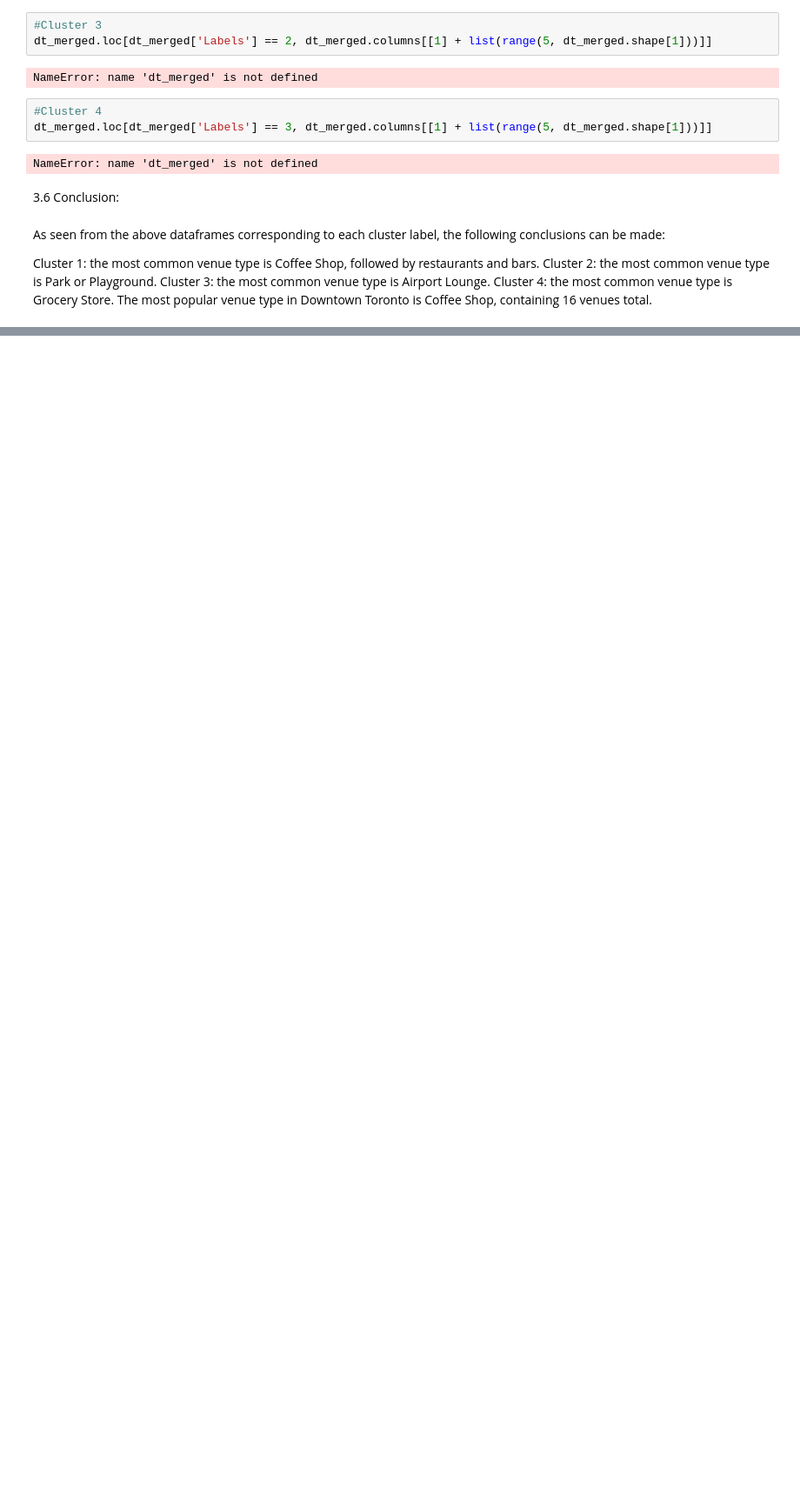
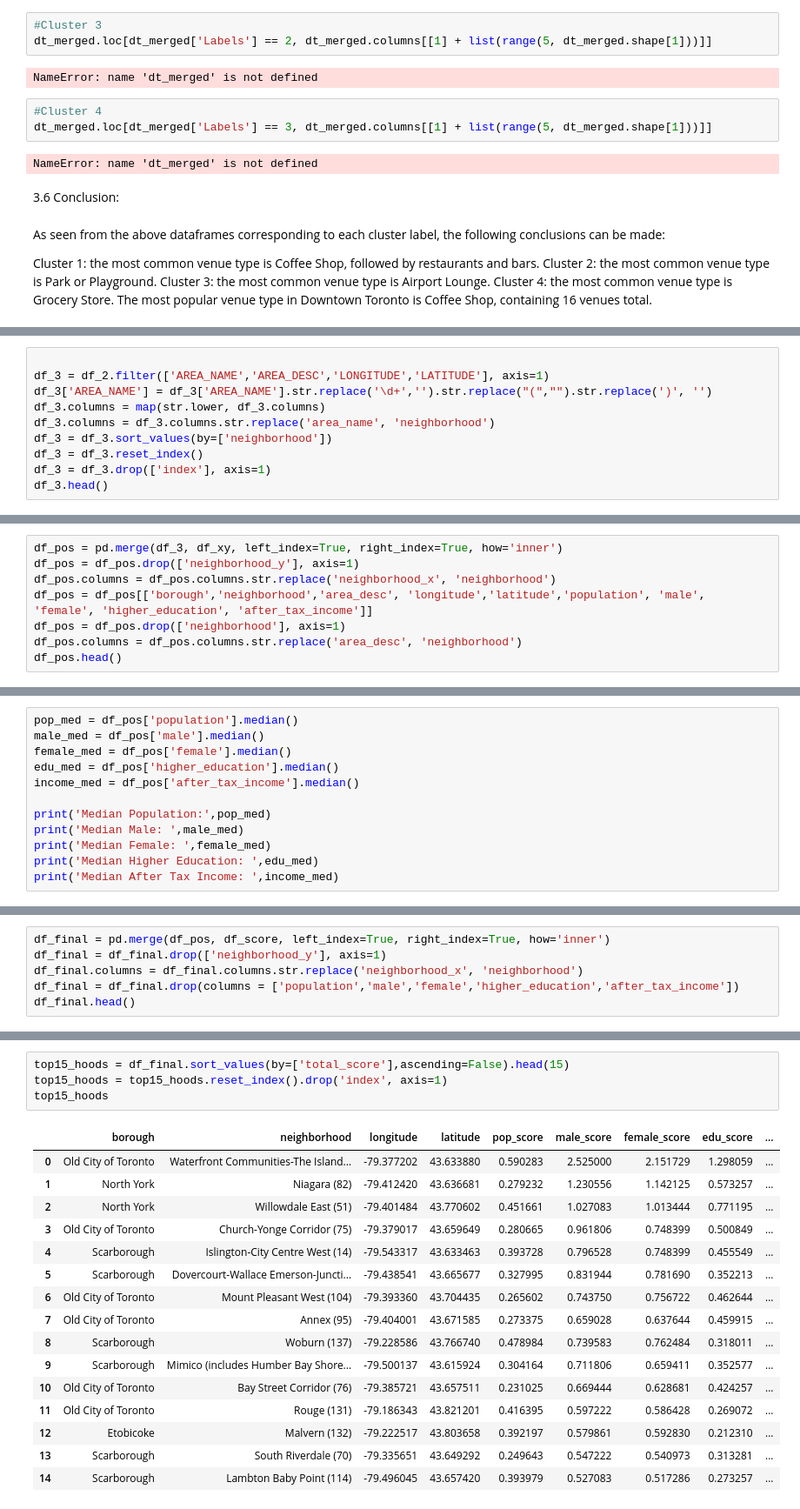
Before and after one commit to Dhananjay-Vyavahare/Coursera_Capstone_Project, a Jupyter notebook: The Battle of Neighborhood - F.ipynb, the cells around one changed output, grey strips where cells are left out. Shown at 87% size. Cells and saved outputs as stored; diff of their text form; blank space fills up the shorter version.

```diff
--- a/The Battle of Neighborhood - F.ipynb
+++ b/The Battle of Neighborhood - F.ipynb
@@ -537,0 +754,10 @@ The most popular venue type in Downtown Toronto is Coffee Shop, containing 16 ve
+# %%
+
+df_3 = df_2.filter(['AREA_NAME','AREA_DESC','LONGITUDE','LATITUDE'], axis=1)
+df_3['AREA_NAME'] = df_3['AREA_NAME'].str.replace('\d+','').str.replace("(","").str.replace(')', '')
+df_3.columns = map(str.lower, df_3.columns)
+df_3.columns = df_3.columns.str.replace('area_name', 'neighborhood')
+df_3 = df_3.sort_values(by=['neighborhood'])
+df_3 = df_3.reset_index()
+df_3 = df_3.drop(['index'], axis=1)
+df_3.head()
@@ -537,0 +773,8 @@ The most popular venue type in Downtown Toronto is Coffee Shop, containing 16 ve
+# %%
+df_pos = pd.merge(df_3, df_xy, left_index=True, right_index=True, how='inner')
+df_pos = df_pos.drop(['neighborhood_y'], axis=1)
+df_pos.columns = df_pos.columns.str.replace('neighborhood_x', 'neighborhood')
+df_pos = df_pos[['borough','neighborhood','area_desc', 'longitude','latitude','population', 'male', 'female', 'higher_education', 'after_tax_income']]
+df_pos = df_pos.drop(['neighborhood'], axis=1)
+df_pos.columns = df_pos.columns.str.replace('area_desc', 'neighborhood')
+df_pos.head()
@@ -537,0 +790,12 @@ The most popular venue type in Downtown Toronto is Coffee Shop, containing 16 ve
+# %%
+pop_med = df_pos['population'].median()
+male_med = df_pos['male'].median()
+female_med = df_pos['female'].median()
+edu_med = df_pos['higher_education'].median()
+income_med = df_pos['after_tax_income'].median()
+
+print('Median Population:',pop_med)
+print('Median Male: ',male_med)
+print('Median Female: ',female_med)
+print('Median Higher Education: ',edu_med)
+print('Median After Tax Income: ',income_med)
@@ -537,0 +871,6 @@ The most popular venue type in Downtown Toronto is Coffee Shop, containing 16 ve
+# %%
+df_final = pd.merge(df_pos, df_score, left_index=True, right_index=True, how='inner')
+df_final = df_final.drop(['neighborhood_y'], axis=1)
+df_final.columns = df_final.columns.str.replace('neighborhood_x', 'neighborhood')
+df_final = df_final.drop(columns = ['population','male','female','higher_education','after_tax_income'])
+df_final.head()
@@ -537,0 +942,21 @@ The most popular venue type in Downtown Toronto is Coffee Shop, containing 16 ve
+# %%
+top15_hoods = df_final.sort_values(by=['total_score'],ascending=False).head(15)
+top15_hoods = top15_hoods.reset_index().drop('index', axis=1)
+top15_hoods
+# %% [output]
+|  | borough | neighborhood | longitude | latitude | pop_score | male_score | female_score | edu_score | ... |
+| 0 | Old City of Toronto | Waterfront Communities-The Island... | -79.377202 | 43.633880 | 0.590283 | 2.525000 | 2.151729 | 1.298059 | ... |
+| 1 | North York | Niagara (82) | -79.412420 | 43.636681 | 0.279232 | 1.230556 | 1.142125 | 0.573257 | ... |
+| 2 | North York | Willowdale East (51) | -79.401484 | 43.770602 | 0.451661 | 1.027083 | 1.013444 | 0.771195 | ... |
+| 3 | Old City of Toronto | Church-Yonge Corridor (75) | -79.379017 | 43.659649 | 0.280665 | 0.961806 | 0.748399 | 0.500849 | ... |
+| 4 | Scarborough | Islington-City Centre West (14) | -79.543317 | 43.633463 | 0.393728 | 0.796528 | 0.748399 | 0.455549 | ... |
+| 5 | Scarborough | Dovercourt-Wallace Emerson-Juncti... | -79.438541 | 43.665677 | 0.327995 | 0.831944 | 0.781690 | 0.352213 | ... |
+| 6 | Old City of Toronto | Mount Pleasant West (104) | -79.393360 | 43.704435 | 0.265602 | 0.743750 | 0.756722 | 0.462644 | ... |
+| 7 | Old City of Toronto | Annex (95) | -79.404001 | 43.671585 | 0.273375 | 0.659028 | 0.637644 | 0.459915 | ... |
+| 8 | Scarborough | Woburn (137) | -79.228586 | 43.766740 | 0.478984 | 0.739583 | 0.762484 | 0.318011 | ... |
+| 9 | Scarborough | Mimico (includes Humber Bay Shore... | -79.500137 | 43.615924 | 0.304164 | 0.711806 | 0.659411 | 0.352577 | ... |
+| 10 | Old City of Toronto | Bay Street Corridor (76) | -79.385721 | 43.657511 | 0.231025 | 0.669444 | 0.628681 | 0.424257 | ... |
+| 11 | Old City of Toronto | Rouge (131) | -79.186343 | 43.821201 | 0.416395 | 0.597222 | 0.586428 | 0.269072 | ... |
+| 12 | Etobicoke | Malvern (132) | -79.222517 | 43.803658 | 0.392197 | 0.579861 | 0.592830 | 0.212310 | ... |
+| 13 | Scarborough | South Riverdale (70) | -79.335651 | 43.649292 | 0.249643 | 0.547222 | 0.540973 | 0.313281 | ... |
+| 14 | Scarborough | Lambton Baby Point (114) | -79.496045 | 43.657420 | 0.393979 | 0.527083 | 0.517286 | 0.273257 | ... |
```
Also changed, not shown: parts of 38 cells of this notebook.
